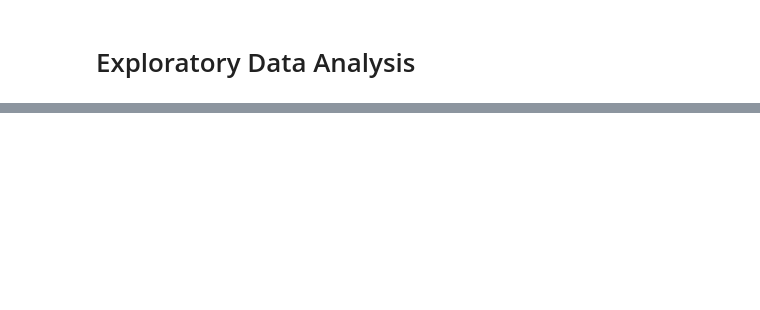
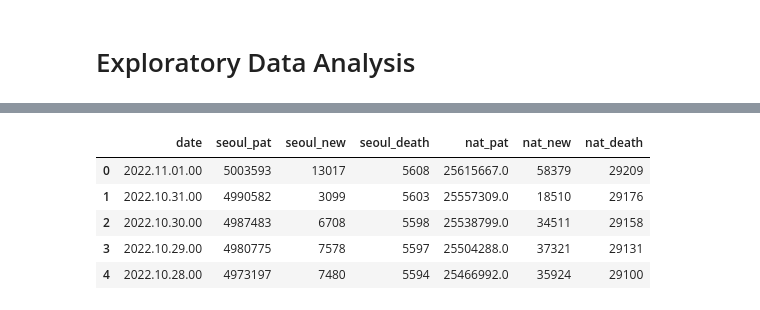
Before and after one commit to 2hyunie/qmss_thesis, a Jupyter notebook: Exploratory Data Analysis.ipynb, the cells around one changed output, grey strips where cells are left out. Drawn from its saved outputs; the diff is of its cells as text; code cells hidden in the pictures; blank space fills up the shorter version.

```diff
--- a/Exploratory Data Analysis.ipynb
+++ b/Exploratory Data Analysis.ipynb
@@ -45,0 +159,9 @@ df
+# %%
+covid.head()
+# %% [output]
+|  | date | seoul_pat | seoul_new | seoul_death | nat_pat | nat_new | nat_death |
+| 0 | 2022.11.01.00 | 5003593 | 13017 | 5608 | 25615667.0 | 58379 | 29209 |
+| 1 | 2022.10.31.00 | 4990582 | 3099 | 5603 | 25557309.0 | 18510 | 29176 |
+| 2 | 2022.10.30.00 | 4987483 | 6708 | 5598 | 25538799.0 | 34511 | 29158 |
+| 3 | 2022.10.29.00 | 4980775 | 7578 | 5597 | 25504288.0 | 37321 | 29131 |
+| 4 | 2022.10.28.00 | 4973197 | 7480 | 5594 | 25466992.0 | 35924 | 29100 |
```
Also changed, not shown: parts of 13 cells of this notebook, 1 other file.
